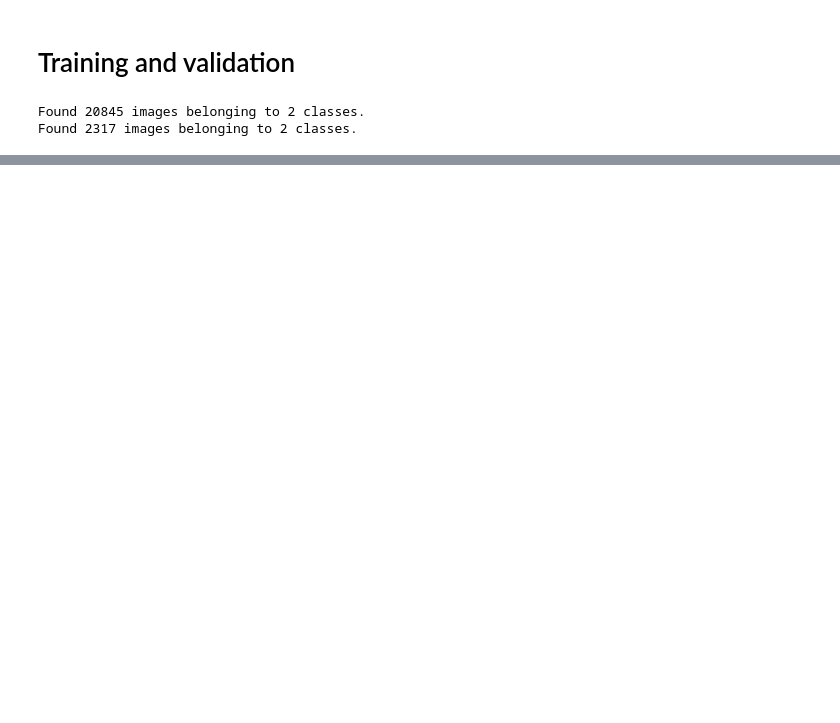
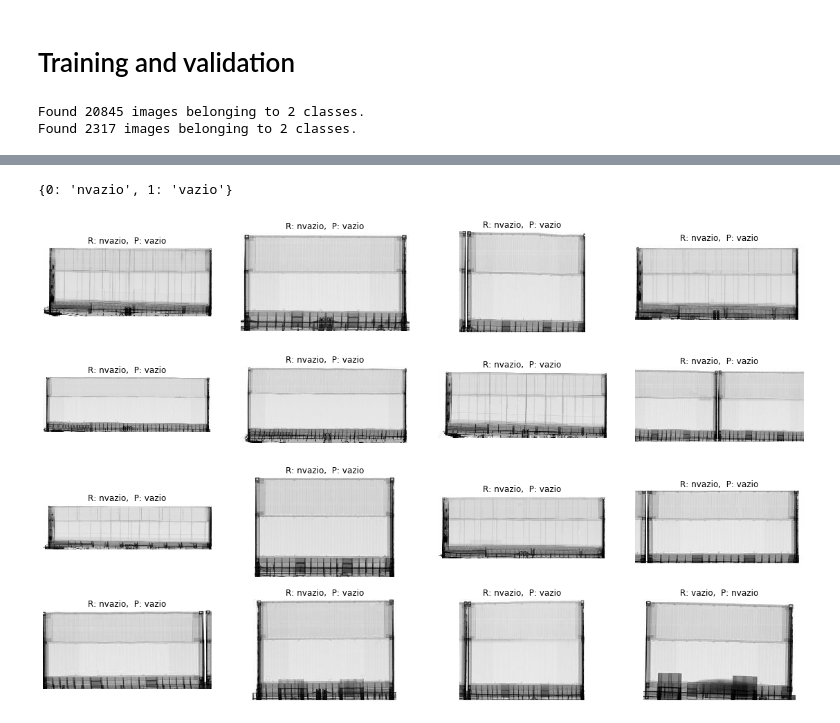
Before and after one commit to IvanBrasilico/model_ajna_1, a Jupyter notebook: notebooks/01b-Baseline-redesimples-vazio.ipynb, the cells around one changed output, grey strips where cells are left out. Saved outputs shown, nothing was run; the diff lists cells and outputs as text; code cells hidden in the pictures; blank space fills up the shorter version.

```diff
--- a/notebooks/01b-Baseline-redesimples-vazio.ipynb
+++ b/notebooks/01b-Baseline-redesimples-vazio.ipynb
@@ -139,0 +201,16 @@ Use tf.where in 2.0, which has the same broadcast rule as np.where
+# %%
+train_generator = train_datagen.flow_from_directory(
+    caminho_train,
+    target_size=SIZE,
+    batch_size=128,
+    class_mode='binary',
+    shuffle=False
+)
+
+s = len(train_generator) * 128
+t0 = time.time()
+
+y_train, y_pred_train, X_names_train = get_imagens_erro(train_generator, model)
+
+elapsed = time.time() - t0
+print('%d imagens processadas em %s segundos (%s por imagem)' % (s, elapsed, elapsed / s))
@@ -139,0 +235,5 @@ Use tf.where in 2.0, which has the same broadcast rule as np.where
+# %%
+plot_errors(train_generator, y_train, y_pred, caminho_train, X_names_train)
+# %% [output]
+{0: 'nvazio', 1: 'vazio'}
+[figure, added]
```
Also changed, not shown: parts of 11 cells of this notebook, 2 other files.
